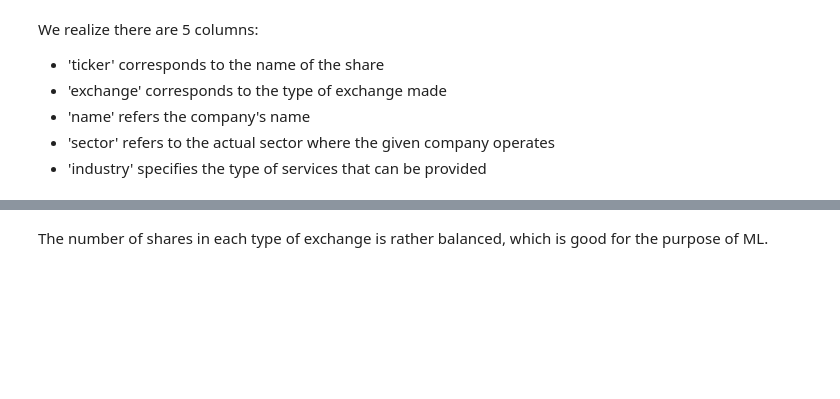
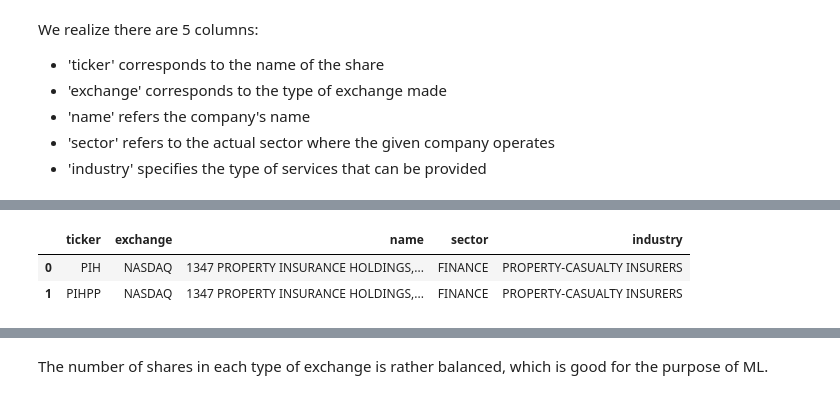
Before and after one commit to GuilhermeViveiros/Stock-Prices, a Jupyter notebook: Predicting Stock Prices.ipynb, the cells around one changed output, grey strips where cells are left out. Saved outputs shown, nothing was run; the diff lists cells and outputs as text; code cells hidden in the pictures; blank space fills up the shorter version.

```diff
--- a/Predicting Stock Prices.ipynb
+++ b/Predicting Stock Prices.ipynb
@@ -38,0 +68,6 @@ stocks.shape
+# %%
+stocks[stocks['name'] == "1347 PROPERTY INSURANCE HOLDINGS, INC."]
+# %% [output]
+|  | ticker | exchange | name | sector | industry |
+| 0 | PIH | NASDAQ | 1347 PROPERTY INSURANCE HOLDINGS,... | FINANCE | PROPERTY-CASUALTY INSURERS |
+| 1 | PIHPP | NASDAQ | 1347 PROPERTY INSURANCE HOLDINGS,... | FINANCE | PROPERTY-CASUALTY INSURERS |
```
Also changed, not shown: parts of 37 cells of this notebook, 2 other files.
